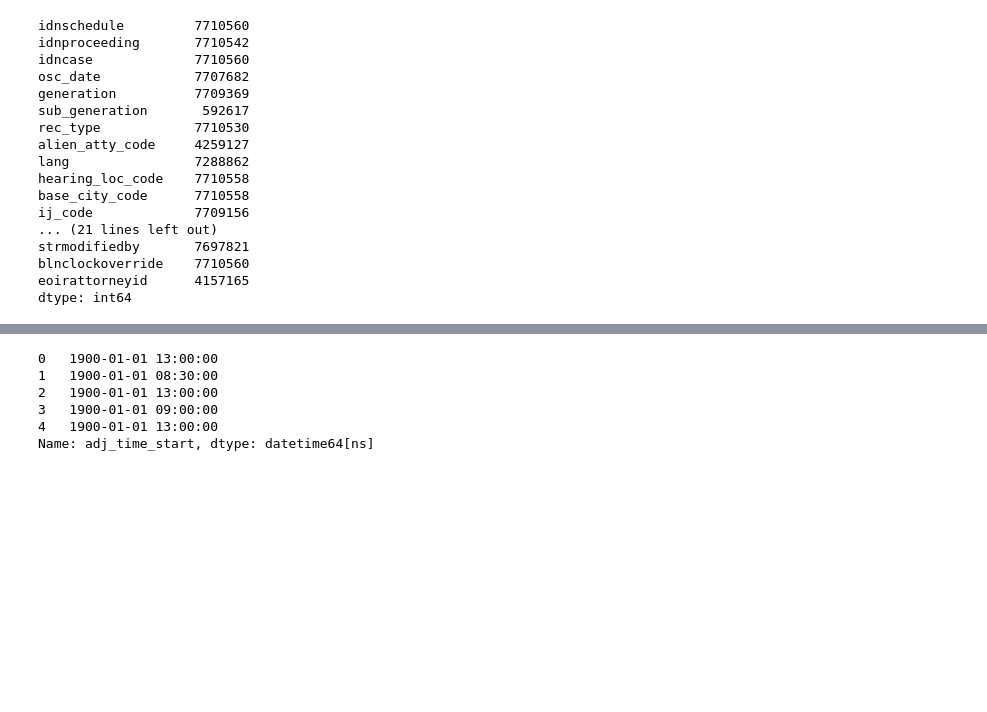
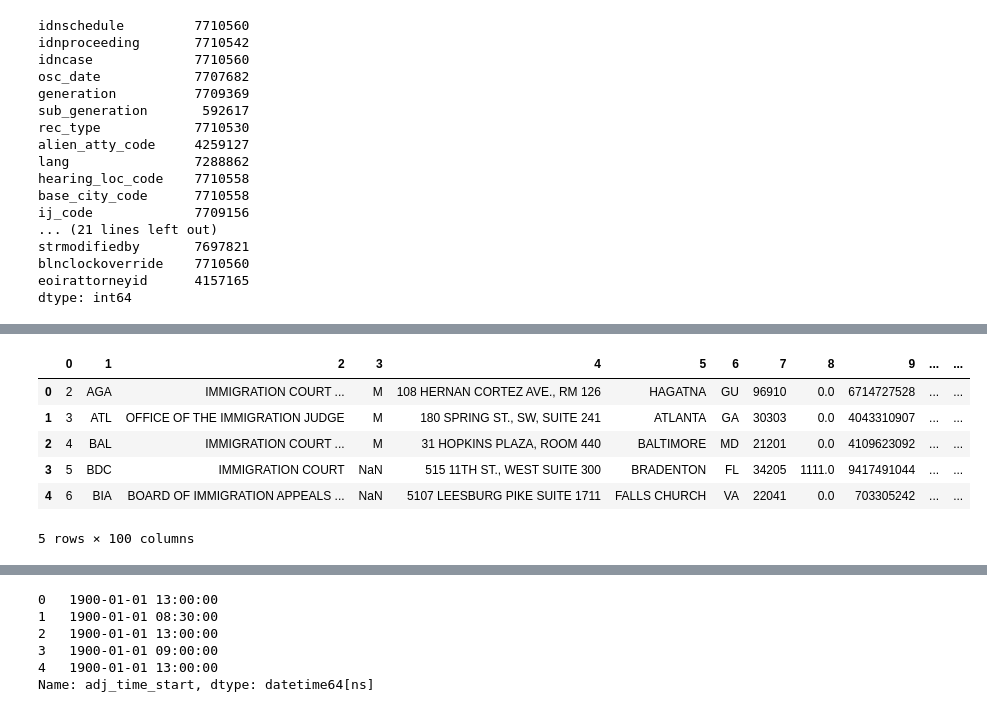
Before and after one commit to aspenyoo/refugees, a Jupyter notebook: Cleaning Detailed Schedule.ipynb, the cells around one changed output, grey strips where cells are left out. Drawn from its saved outputs; the diff is of its cells as text; code cells hidden in the pictures; blank space fills up the shorter version.

```diff
--- a/Cleaning Detailed Schedule.ipynb
+++ b/Cleaning Detailed Schedule.ipynb
@@ -61,0 +141,12 @@ dtype: int64
+# %%
+basecity_map = pd.read_csv(raw_folder + '/tblLookupBaseCity.csv', header=None)
+# %%
+basecity_map.head(5)
+# %% [output]
+|  | 0 | 1 | 2 | 3 | 4 | 5 | 6 | 7 | 8 | 9 | ... | ... |
+| 0 | 2 | AGA | IMMIGRATION COURT ... | M | 108 HERNAN CORTEZ AVE., RM 126 | HAGATNA | GU | 96910 | 0.0 | 6714727528 | ... | ... |
+| 1 | 3 | ATL | OFFICE OF THE IMMIGRATION JUDGE | M | 180 SPRING ST., SW, SUITE 241 | ATLANTA | GA | 30303 | 0.0 | 4043310907 | ... | ... |
+| 2 | 4 | BAL | IMMIGRATION COURT ... | M | 31 HOPKINS PLAZA, ROOM 440 | BALTIMORE | MD | 21201 | 0.0 | 4109623092 | ... | ... |
+| 3 | 5 | BDC | IMMIGRATION COURT | NaN | 515 11TH ST., WEST SUITE 300 | BRADENTON | FL | 34205 | 1111.0 | 9417491044 | ... | ... |
+| 4 | 6 | BIA | BOARD OF IMMIGRATION APPEALS ... | NaN | 5107 LEESBURG PIKE SUITE 1711 | FALLS CHURCH | VA | 22041 | 0.0 | 703305242 | ... | ... |
+5 rows × 100 columns
```
Also changed, not shown: parts of 76 cells of this notebook.
